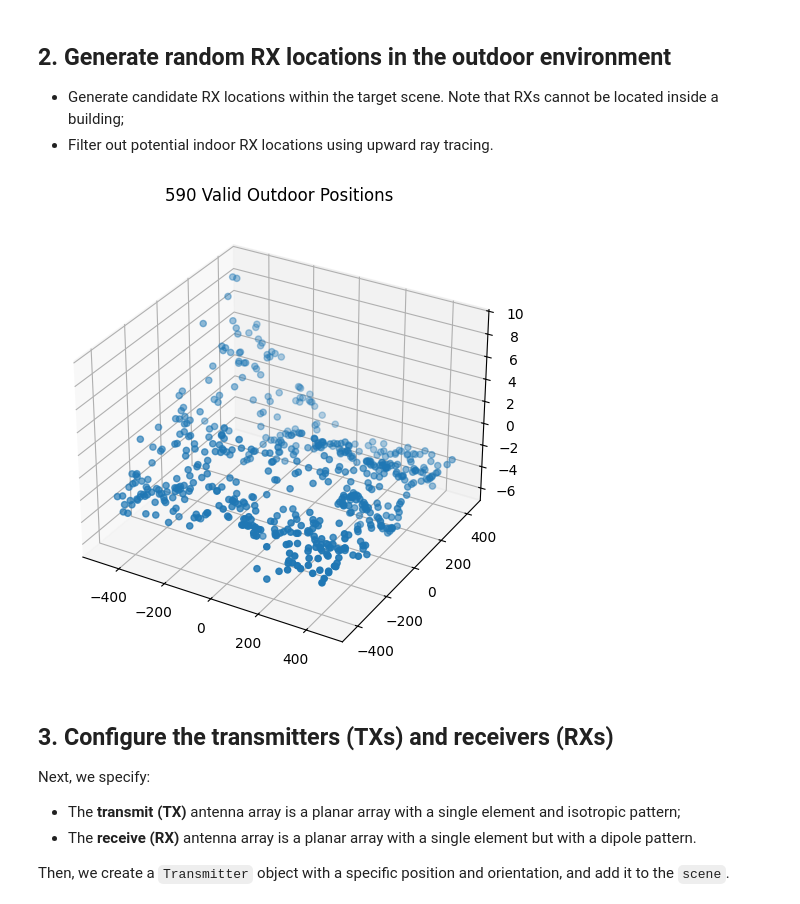
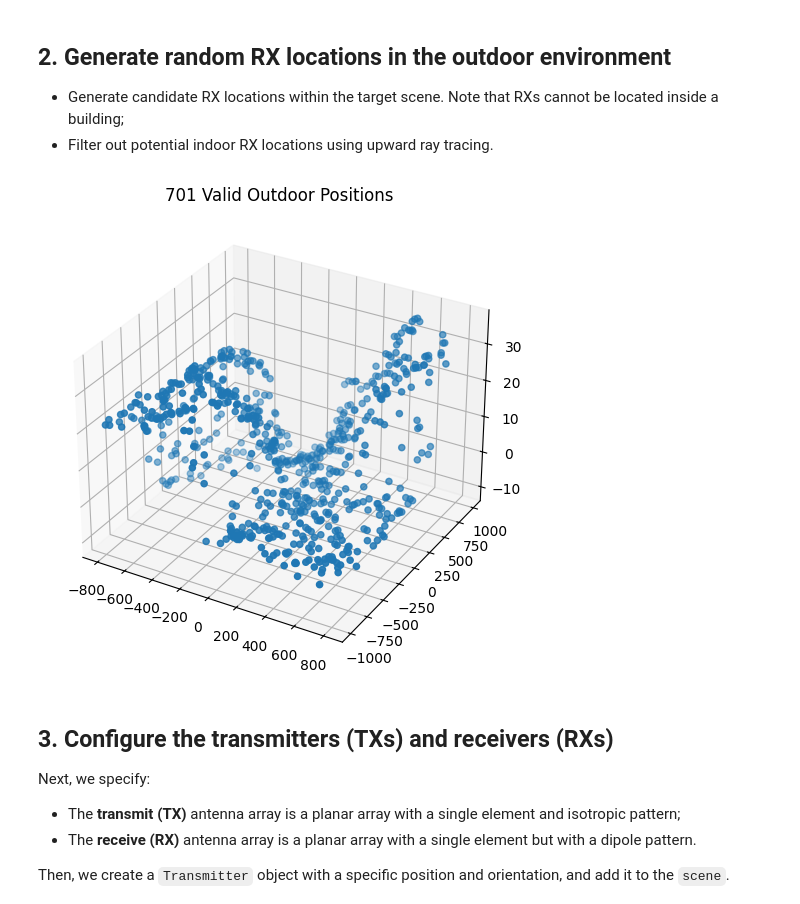
Before and after one commit to davidklee04/Sionna_Princeton, a Jupyter notebook: examples/2_sionna_rays_analysis.ipynb, the cells around one changed output. Drawn from its saved outputs; the diff is of its cells as text; code cells hidden in the pictures.

```diff
--- a/examples/2_sionna_rays_analysis.ipynb
+++ b/examples/2_sionna_rays_analysis.ipynb
@@ -37,7 +37,8 @@ You can use the following controls:
 * Mouse right: Move
 # %%
 # Load scene and access Mitsuba's internal representation
-scene = load_scene("../scenes/Boston/scene.xml")
+# scene = load_scene("../scenes/Boston/scene.xml")
+scene = load_scene("../scenes/NYC/scene.xml")
 
 # Interative 3D visualization and view of the scene
 scene.preview();
@@ -59,35 +60,35 @@ num_candidates = 1000
 import trimesh
 
 # Load the terrain mesh
-mesh = trimesh.load('../scenes/Boston/mesh/lidar_terrain.ply')
+mesh = trimesh.load('../scenes/NYC/mesh/lidar_terrain.ply')
 
 # Sample N points uniformly on the surface
 points, face_indices = trimesh.sample.sample_surface(mesh, num_candidates)
 
 candidates = np.asarray(points)
 candidates[:, 2] += 1.5
 # Create a direction vector pointing upwards (towards the sky)
 # and tile it to match the number of positions
 directions_np = np.tile(np.array([0, 0, 1]), (num_candidates, 1))
 
 # Ray tracing validation
 rays = mi.Ray3f(
     # mi.Vector3f(candidates),
     mi.Vector3f(np.array(candidates, dtype=np.float32).T),
     mi.Vector3f(np.array(directions_np, dtype=np.float32).T)
 )
 si = mi_scene.ray_intersect(rays)
 valid_mask = ~si.is_valid()
 
 # Filter and visualize
 valid_positions = candidates[valid_mask]
 fig = plt.figure(figsize=(10, 6))
 ax = fig.add_subplot(111, projection='3d')
 ax.scatter(valid_positions[:,0], valid_positions[:,1], valid_positions[:,2])
 ax.set_title(f"{len(valid_positions)} Valid Outdoor Positions")
 plt.show()
 # %% [output]
-[figure, old version]
+[figure, new version]
 # %% [markdown]
 ## 3. **Configure** the transmitters (TXs) and receivers (RXs)
 
```
Also changed, not shown: parts of 7 cells of this notebook.
